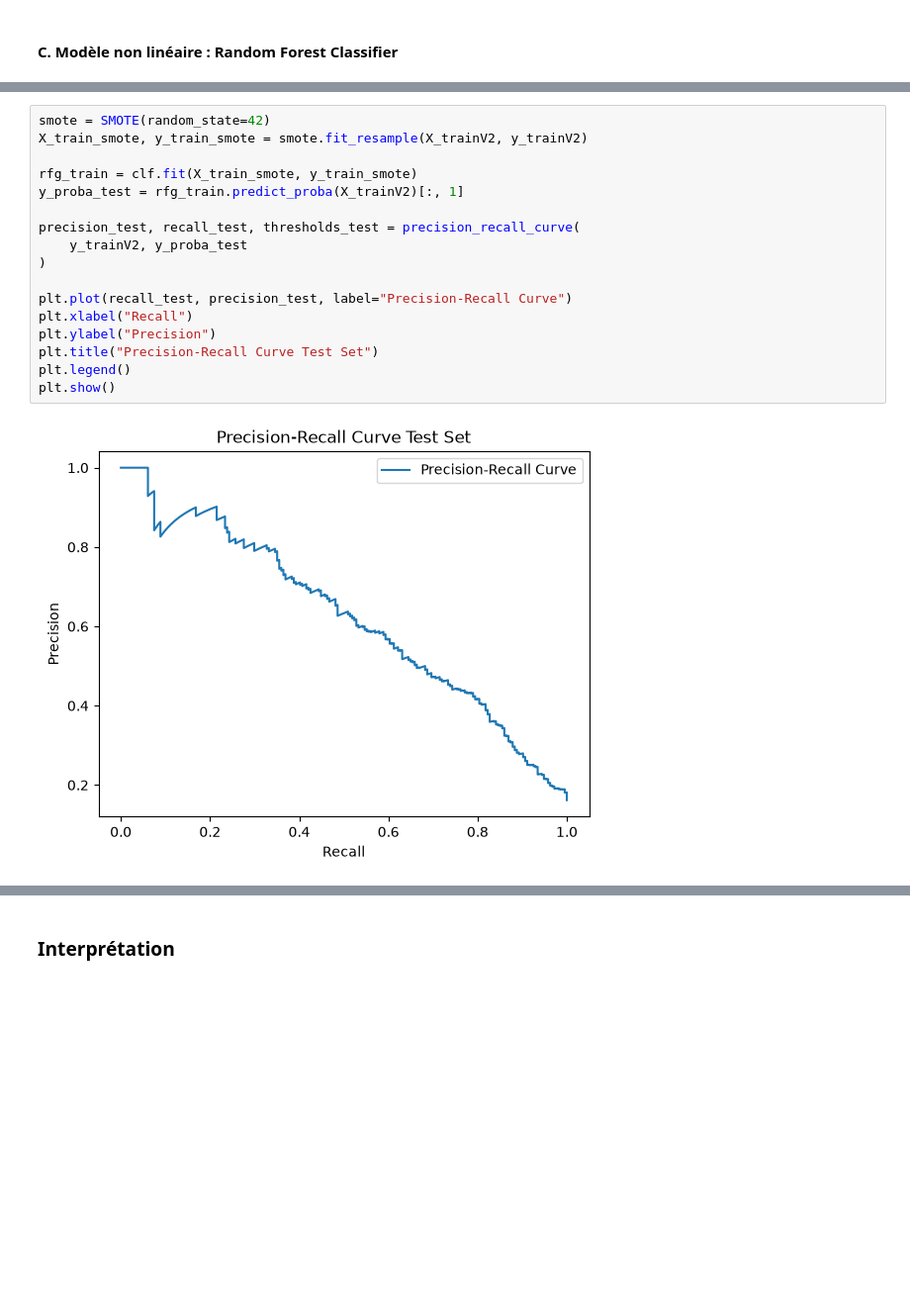
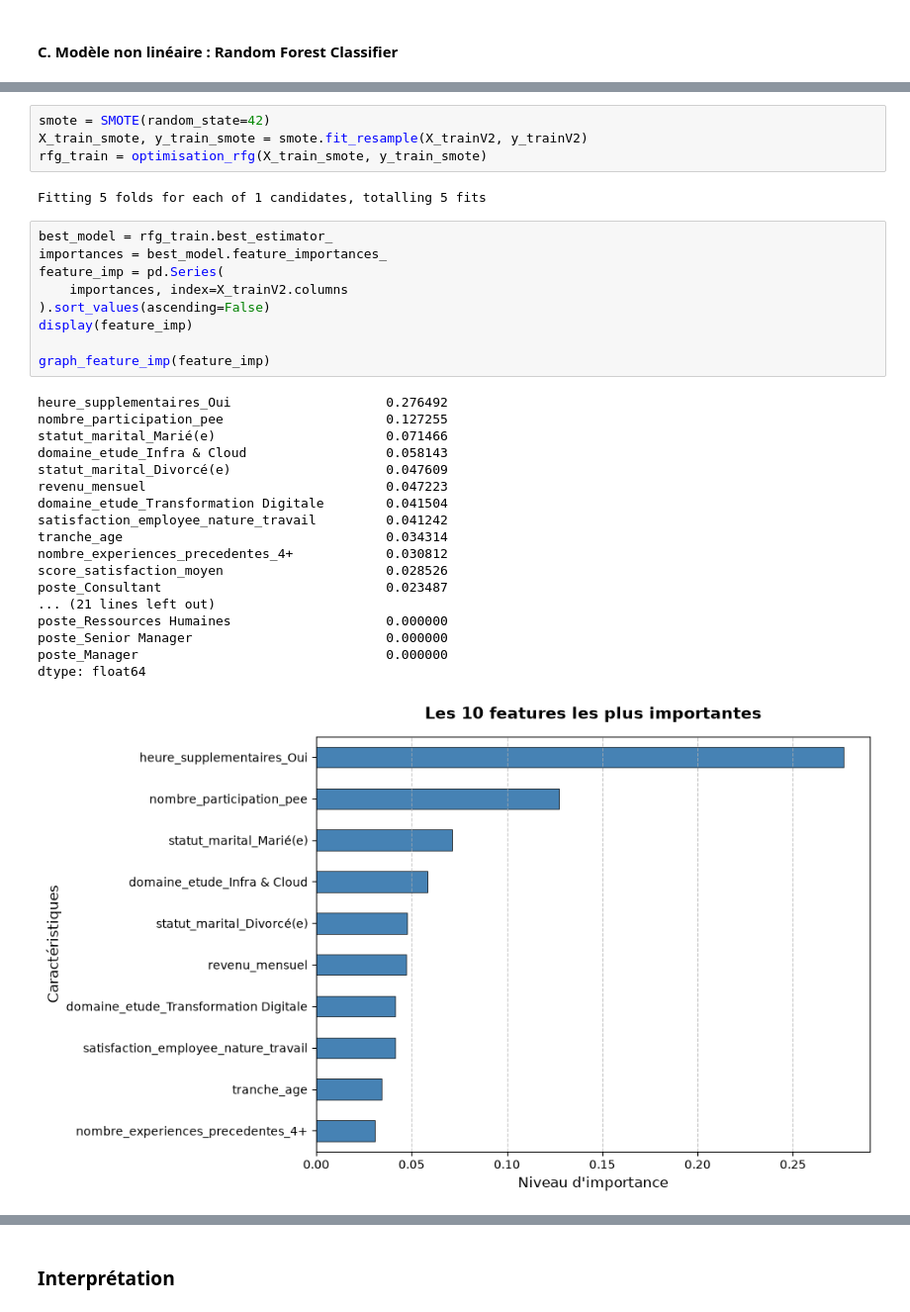
Before and after one commit to alxvnt/Projet4_AI, a Jupyter notebook: notebooks/Modelisation.ipynb, the cells around one changed output, grey strips where cells are left out. Shown at 99% size. Cells and saved outputs as stored; diff of their text form; blank space fills up the shorter version.

```diff
--- a/notebooks/Modelisation.ipynb
+++ b/notebooks/Modelisation.ipynb
@@ -408,19 +372,34 @@ Utilisation de Smote
 # %%
 smote = SMOTE(random_state=42)
 X_train_smote, y_train_smote = smote.fit_resample(X_trainV2, y_trainV2)
-
-rfg_train = clf.fit(X_train_smote, y_train_smote)
-y_proba_test = rfg_train.predict_proba(X_trainV2)[:, 1]
-
-precision_test, recall_test, thresholds_test = precision_recall_curve(
-    y_trainV2, y_proba_test
-)
-
-plt.plot(recall_test, precision_test, label="Precision-Recall Curve")
-plt.xlabel("Recall")
-plt.ylabel("Precision")
-plt.title("Precision-Recall Curve Test Set")
-plt.legend()
-plt.show()
+rfg_train = optimisation_rfg(X_train_smote, y_train_smote)
 # %% [output]
-[figure, removed]
+Fitting 5 folds for each of 1 candidates, totalling 5 fits
+# %%
+best_model = rfg_train.best_estimator_
+importances = best_model.feature_importances_
+feature_imp = pd.Series(
+    importances, index=X_trainV2.columns
+).sort_values(ascending=False)
+display(feature_imp)
+
+graph_feature_imp(feature_imp)
+# %% [output]
+heure_supplementaires_Oui                    0.276492
+nombre_participation_pee                     0.127255
+statut_marital_Marié(e)                      0.071466
+domaine_etude_Infra & Cloud                  0.058143
+statut_marital_Divorcé(e)                    0.047609
+revenu_mensuel                               0.047223
+domaine_etude_Transformation Digitale        0.041504
+satisfaction_employee_nature_travail         0.041242
+tranche_age                                  0.034314
+nombre_experiences_precedentes_4+            0.030812
+score_satisfaction_moyen                     0.028526
+poste_Consultant                             0.023487
+... (21 lines left out)
+poste_Ressources Humaines                    0.000000
+poste_Senior Manager                         0.000000
+poste_Manager                                0.000000
+dtype: float64
+[figure, added]
```
Also changed, not shown: parts of 26 cells of this notebook, 2 other files.
